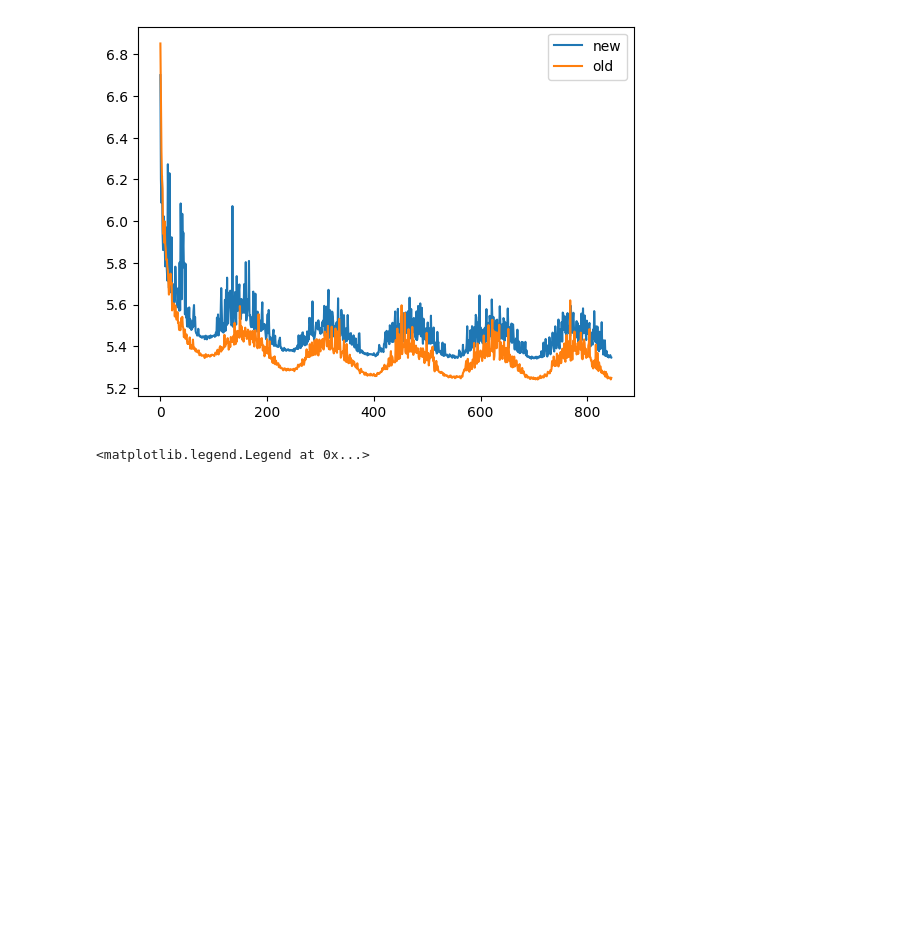
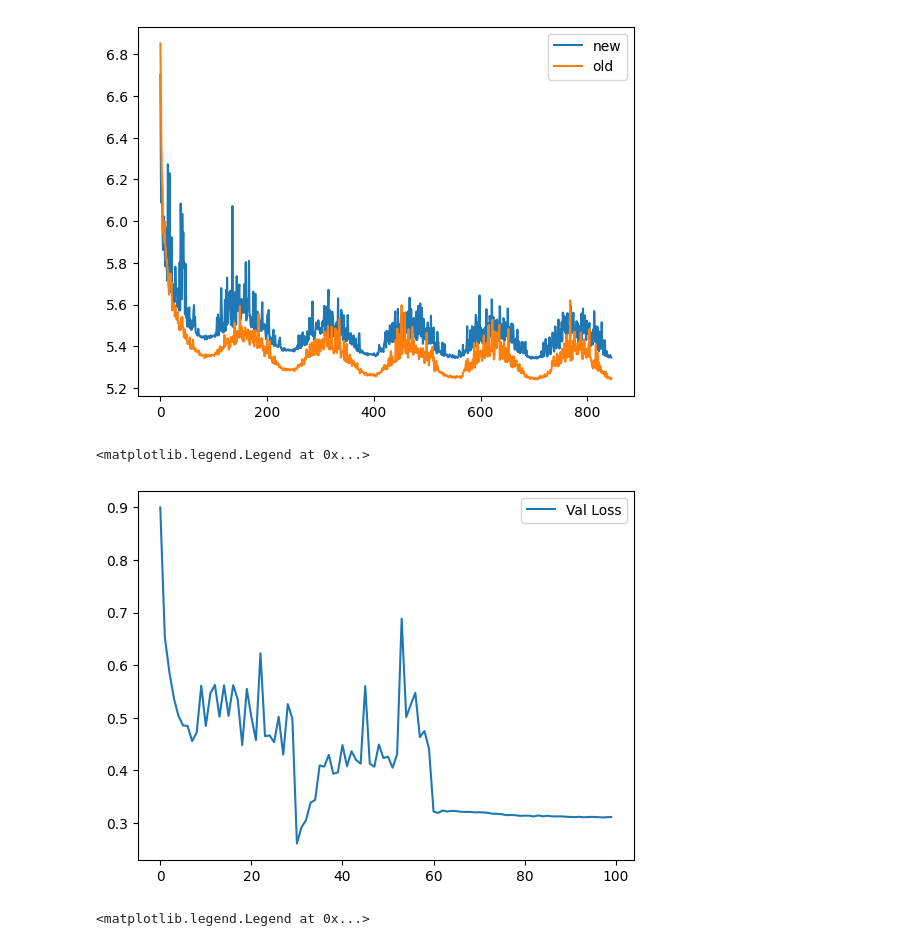
Before and after one commit to danyjabban/Representation_Learning, a Jupyter notebook: project_test/test_lars.ipynb, the cells around one changed output. Cells and saved outputs as stored; diff of their text form; code cells hidden in the pictures; blank space fills up the shorter version.

```diff
--- a/project_test/test_lars.ipynb
+++ b/project_test/test_lars.ipynb
@@ -189,6 +189,29 @@ ax.legend()
 # %% [output]
 <matplotlib.legend.Legend at 0x...>
 [figure]
+# %%
+import matplotlib.pyplot as plt
+
+f = './rotnet/save_models/RotNet_logs/max_epoch_100_bs_128_lr_0.1_reg_0.0005.txt'
+def extract_xy(pth):
+    f_ptr = open(pth, 'r')
+    lines = f_ptr.readlines()
+    f_ptr.close()
+    first_numbers, second_numbers = [], []
+    # Extract numbers and append to the lists
+    for line in lines:
+        parts = line.split(',')
+        first_numbers.append(int(parts[0]))
+        second_numbers.append(float(parts[1]))
+    return first_numbers, second_numbers
+
+
+o1, o2 = extract_xy(f)
+plt.plot(o1, o2, label='Val Loss')
+plt.legend()
+# %% [output]
+<matplotlib.legend.Legend at 0x...>
+[figure, added]
 # %%
 fig, ax = plt.subplots(1, 1)
 
```
Also changed, not shown: 15 other files.
